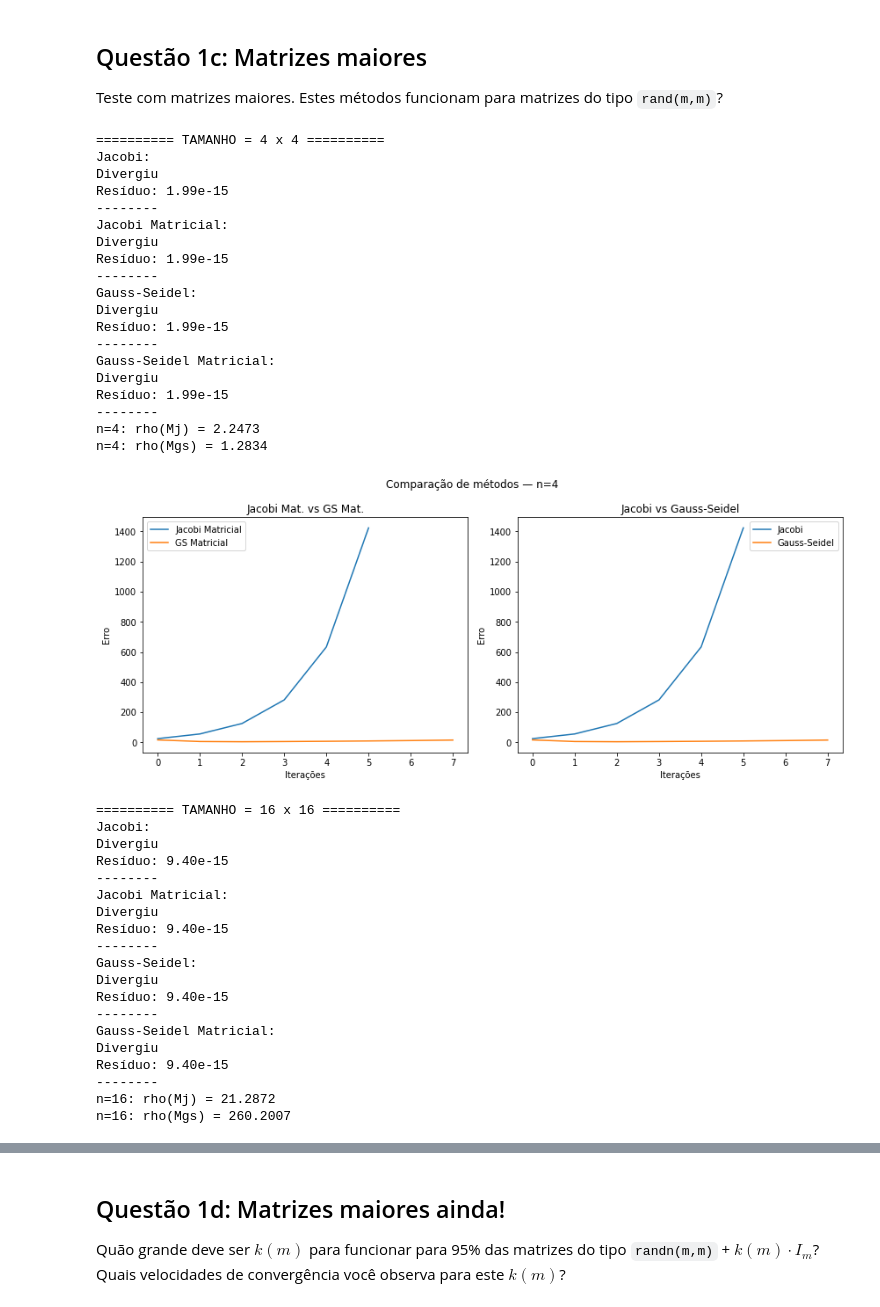
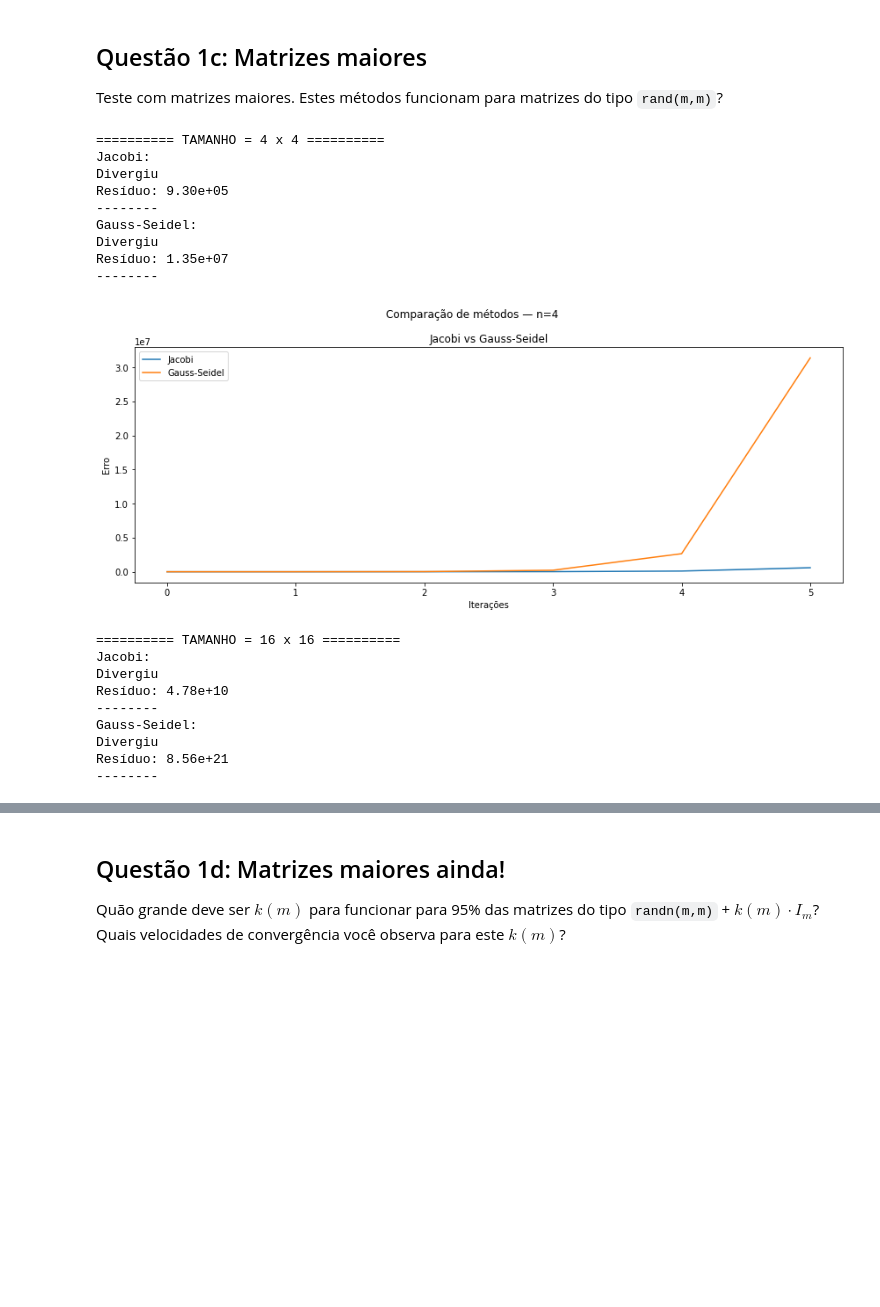
Before and after one commit to aliicerabello/fgv-aln-projeto2, a Jupyter notebook: Projeto2.ipynb, the cells around one changed output, grey strips where cells are left out. Saved outputs shown, nothing was run; the diff lists cells and outputs as text; code cells hidden in the pictures; blank space fills up the shorter version.

```diff
--- a/Projeto2.ipynb
+++ b/Projeto2.ipynb
@@ -398,62 +325,27 @@ O raio espectral (máximo do valor absoluto dos autovalores de Mj) `ρ(M)` contr
 ## Questão 1c: Matrizes maiores
 Teste com matrizes maiores.  Estes métodos funcionam para matrizes do tipo `rand(m,m)`?
 # %%
-def gerar_sistema(n):
-    # gera x
-    x = [random.uniform(1, 5) for _ in range(n)]
-
-    # monta matriz
-    A = np.random.rand(n,n)
-
-    # calcula b = Ax
-    b = [0]*n
-    for i in range(n):
-        for j in range(n):
-            b[i] += A[i][j]*x[j]
-
-    return A, b, x
-
-
 tamanhos = [4, 16, 64, 256, 512]
 
+# utiliza a função teste para gerar testes com essas matrizes randômicas
 testes(tamanhos, gerar_sistema)
 # %% [output]
 ========== TAMANHO = 4 x 4 ==========
 Jacobi:
 Divergiu
-Resíduo: 1.99e-15
---------
-Jacobi Matricial:
-Divergiu
-Resíduo: 1.99e-15
+Resíduo: 9.30e+05
 --------
 Gauss-Seidel:
 Divergiu
-Resíduo: 1.99e-15
+Resíduo: 1.35e+07
 --------
-Gauss-Seidel Matricial:
-Divergiu
-Resíduo: 1.99e-15
---------
-n=4: rho(Mj) = 2.2473
-n=4: rho(Mgs) = 1.2834
-[figure, old version]
+[figure, new version]
 ========== TAMANHO = 16 x 16 ==========
 Jacobi:
 Divergiu
-Resíduo: 9.40e-15
---------
-Jacobi Matricial:
-Divergiu
-Resíduo: 9.40e-15
+Resíduo: 4.78e+10
 --------
 Gauss-Seidel:
 Divergiu
-Resíduo: 9.40e-15
+Resíduo: 8.56e+21
 --------
-Gauss-Seidel Matricial:
-Divergiu
-Resíduo: 9.40e-15
---------
-n=16: rho(Mj) = 21.2872
-n=16: rho(Mgs) = 260.2007
```
Also changed, not shown: parts of 14 cells of this notebook.
